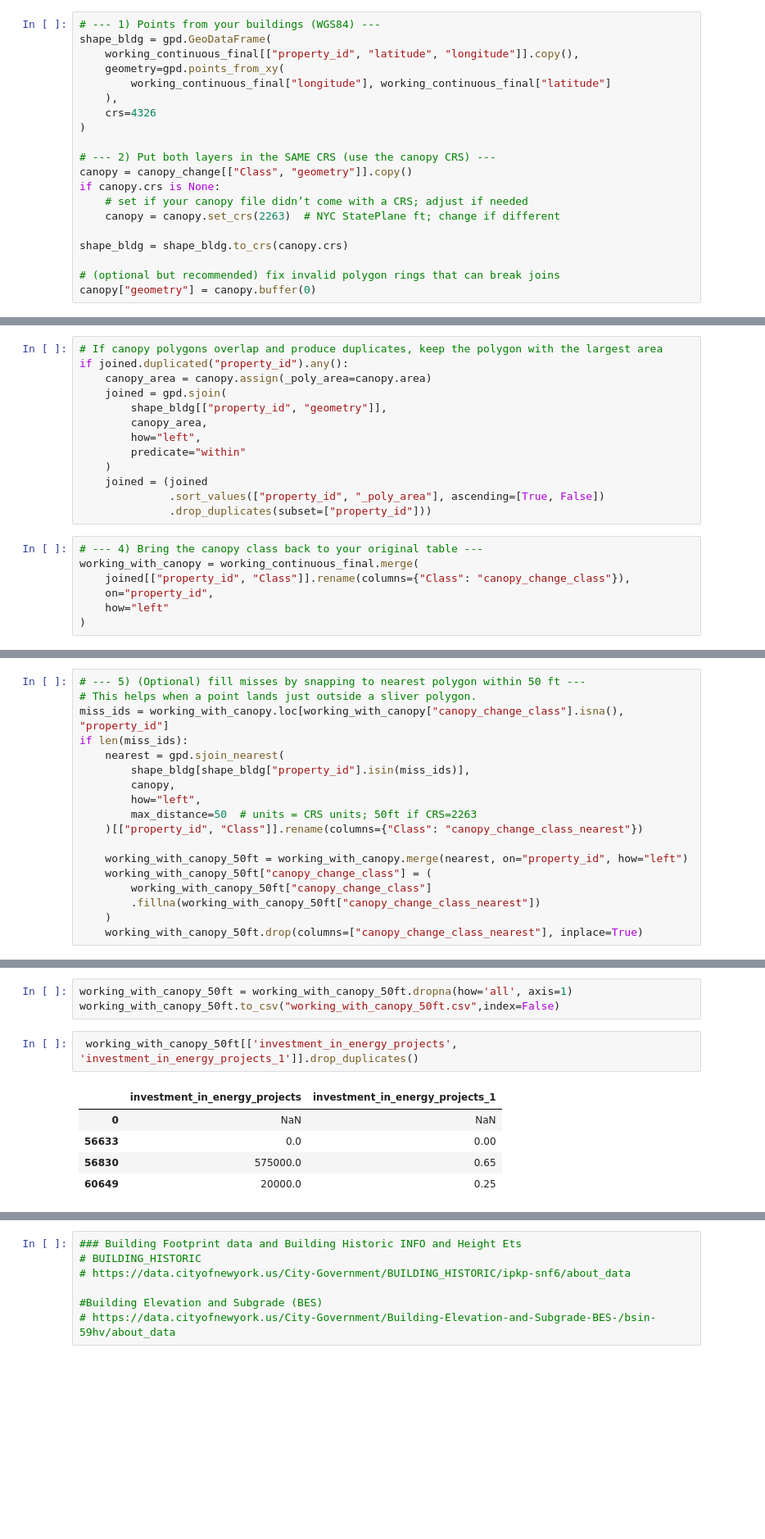
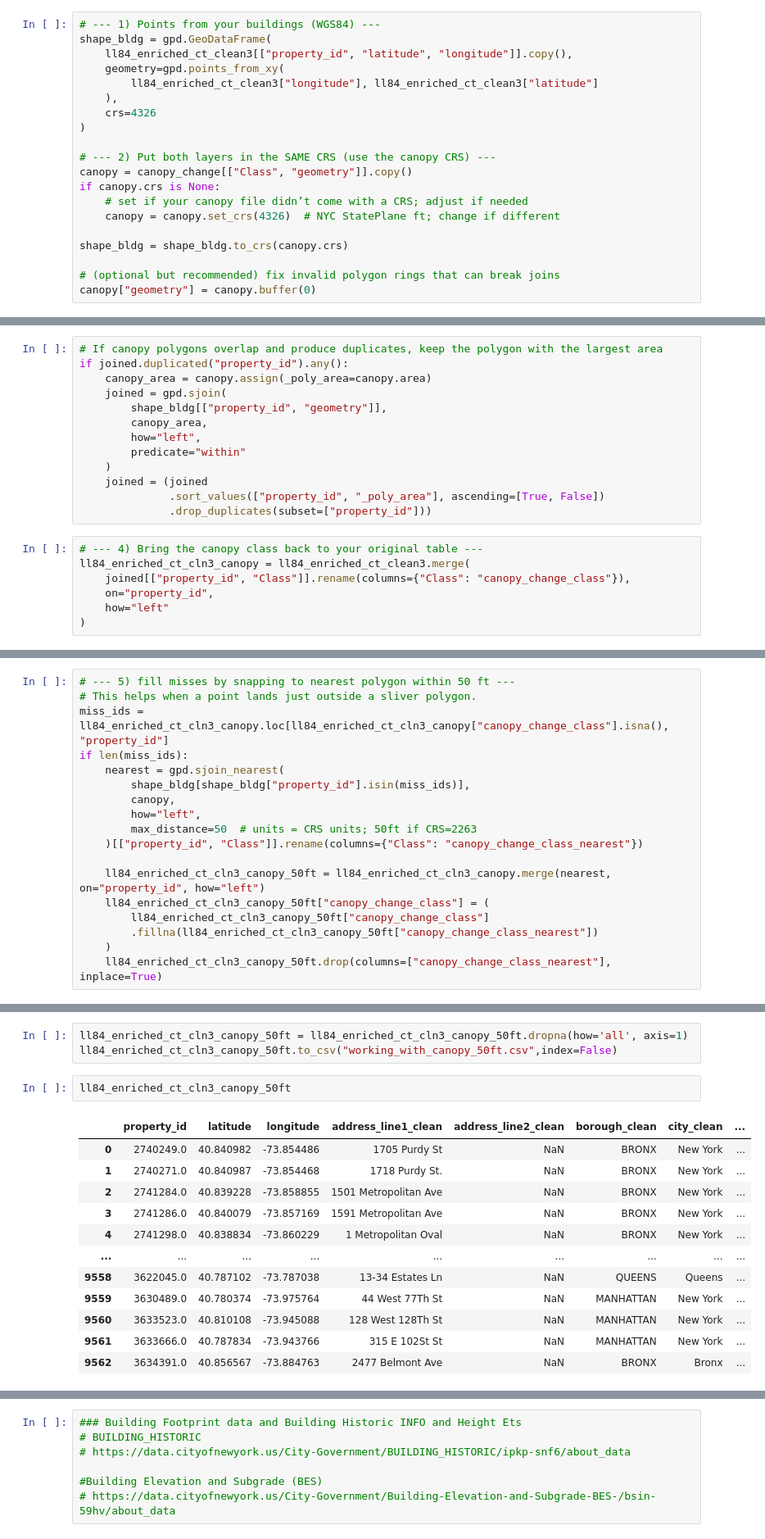
Before and after one commit to jhnboyy/CUNY_SPS_WORK, a Jupyter notebook: FALL2025/DATA698/BuildingDataWork_Part1.ipynb, the cells around one changed output, grey strips where cells are left out. Shown: that part at 82% size. Drawn from its saved outputs; the diff is of its cells as text; blank space fills up the shorter version.

```diff
--- a/FALL2025/DATA698/BuildingDataWork_Part1.ipynb
+++ b/FALL2025/DATA698/BuildingDataWork_Part1.ipynb
@@ -1657,9 +1623,9 @@ Layers available: ['NYC_TreeCanopyChange_2010_2017']
 # %%
 # --- 1) Points from your buildings (WGS84) ---
 shape_bldg = gpd.GeoDataFrame(
-    working_continuous_final[["property_id", "latitude", "longitude"]].copy(),
+    ll84_enriched_ct_clean3[["property_id", "latitude", "longitude"]].copy(),
     geometry=gpd.points_from_xy(
-        working_continuous_final["longitude"], working_continuous_final["latitude"]
+        ll84_enriched_ct_clean3["longitude"], ll84_enriched_ct_clean3["latitude"]
     ),
     crs=4326
 )
@@ -1668,7 +1634,7 @@ shape_bldg = gpd.GeoDataFrame(
 canopy = canopy_change[["Class", "geometry"]].copy()
 if canopy.crs is None:
     # set if your canopy file didn’t come with a CRS; adjust if needed
-    canopy = canopy.set_crs(2263)  # NYC StatePlane ft; change if different
+    canopy = canopy.set_crs(4326)  # NYC StatePlane ft; change if different
 
 shape_bldg = shape_bldg.to_crs(canopy.crs)
 
@@ -1697,7 +1679,7 @@ if joined.duplicated("property_id").any():
               .drop_duplicates(subset=["property_id"]))
 # %%
 # --- 4) Bring the canopy class back to your original table ---
-working_with_canopy = working_continuous_final.merge(
+ll84_enriched_ct_cln3_canopy = ll84_enriched_ct_clean3.merge(
     joined[["property_id", "Class"]].rename(columns={"Class": "canopy_change_class"}),
     on="property_id",
     how="left"
@@ -1720,7 +1702,7 @@ working_with_canopy.groupby(["canopy_change_class"]).agg({"property_id":"nunique
 # %%
-# --- 5) (Optional) fill misses by snapping to nearest polygon within 50 ft ---
+# --- 5) fill misses by snapping to nearest polygon within 50 ft ---
 # This helps when a point lands just outside a sliver polygon.
-miss_ids = working_with_canopy.loc[working_with_canopy["canopy_change_class"].isna(), "property_id"]
+miss_ids = ll84_enriched_ct_cln3_canopy.loc[ll84_enriched_ct_cln3_canopy["canopy_change_class"].isna(), "property_id"]
 if len(miss_ids):
     nearest = gpd.sjoin_nearest(
         shape_bldg[shape_bldg["property_id"].isin(miss_ids)],
@@ -1729,10 +1711,10 @@ if len(miss_ids):
         max_distance=50  # units = CRS units; 50ft if CRS=2263
     )[["property_id", "Class"]].rename(columns={"Class": "canopy_change_class_nearest"})
 
-    working_with_canopy_50ft = working_with_canopy.merge(nearest, on="property_id", how="left")
-    working_with_canopy_50ft["canopy_change_class"] = (
-        working_with_canopy_50ft["canopy_change_class"]
-        .fillna(working_with_canopy_50ft["canopy_change_class_nearest"])
+    ll84_enriched_ct_cln3_canopy_50ft = ll84_enriched_ct_cln3_canopy.merge(nearest, on="property_id", how="left")
+    ll84_enriched_ct_cln3_canopy_50ft["canopy_change_class"] = (
+        ll84_enriched_ct_cln3_canopy_50ft["canopy_change_class"]
+        .fillna(ll84_enriched_ct_cln3_canopy_50ft["canopy_change_class_nearest"])
     )
-    working_with_canopy_50ft.drop(columns=["canopy_change_class_nearest"], inplace=True)
+    ll84_enriched_ct_cln3_canopy_50ft.drop(columns=["canopy_change_class_nearest"], inplace=True)
 # %%
@@ -1750,11 +1732,18 @@ working_with_canopy_50ft.shape
 # %%
-working_with_canopy_50ft = working_with_canopy_50ft.dropna(how='all', axis=1)
-working_with_canopy_50ft.to_csv("working_with_canopy_50ft.csv",index=False)
+ll84_enriched_ct_cln3_canopy_50ft = ll84_enriched_ct_cln3_canopy_50ft.dropna(how='all', axis=1)
+ll84_enriched_ct_cln3_canopy_50ft.to_csv("working_with_canopy_50ft.csv",index=False)
 # %%
- working_with_canopy_50ft[['investment_in_energy_projects', 'investment_in_energy_projects_1']].drop_duplicates()
+ll84_enriched_ct_cln3_canopy_50ft
 # %% [output]
-|  | investment_in_energy_projects | investment_in_energy_projects_1 |
-| 0 | NaN | NaN |
-| 56633 | 0.0 | 0.00 |
-| 56830 | 575000.0 | 0.65 |
-| 60649 | 20000.0 | 0.25 |
+|  | property_id | latitude | longitude | address_line1_clean | address_line2_clean | borough_clean | city_clean | ... |
+| 0 | 2740249.0 | 40.840982 | -73.854486 | 1705 Purdy St | NaN | BRONX | New York | ... |
+| 1 | 2740271.0 | 40.840987 | -73.854468 | 1718 Purdy St. | NaN | BRONX | New York | ... |
+| 2 | 2741284.0 | 40.839228 | -73.858855 | 1501 Metropolitan Ave | NaN | BRONX | New York | ... |
+| 3 | 2741286.0 | 40.840079 | -73.857169 | 1591 Metropolitan Ave | NaN | BRONX | New York | ... |
+| 4 | 2741298.0 | 40.838834 | -73.860229 | 1 Metropolitan Oval | NaN | BRONX | New York | ... |
+| ... | ... | ... | ... | ... | ... | ... | ... | ... |
+| 9558 | 3622045.0 | 40.787102 | -73.787038 | 13-34 Estates Ln | NaN | QUEENS | Queens | ... |
+| 9559 | 3630489.0 | 40.780374 | -73.975764 | 44 West 77Th St | NaN | MANHATTAN | New York | ... |
+| 9560 | 3633523.0 | 40.810108 | -73.945088 | 128 West 128Th St | NaN | MANHATTAN | New York | ... |
+| 9561 | 3633666.0 | 40.787834 | -73.943766 | 315 E 102St St | NaN | MANHATTAN | New York | ... |
+| 9562 | 3634391.0 | 40.856567 | -73.884763 | 2477 Belmont Ave | NaN | BRONX | Bronx | ... |
```
Also changed, not shown: parts of 85 cells of this notebook.
